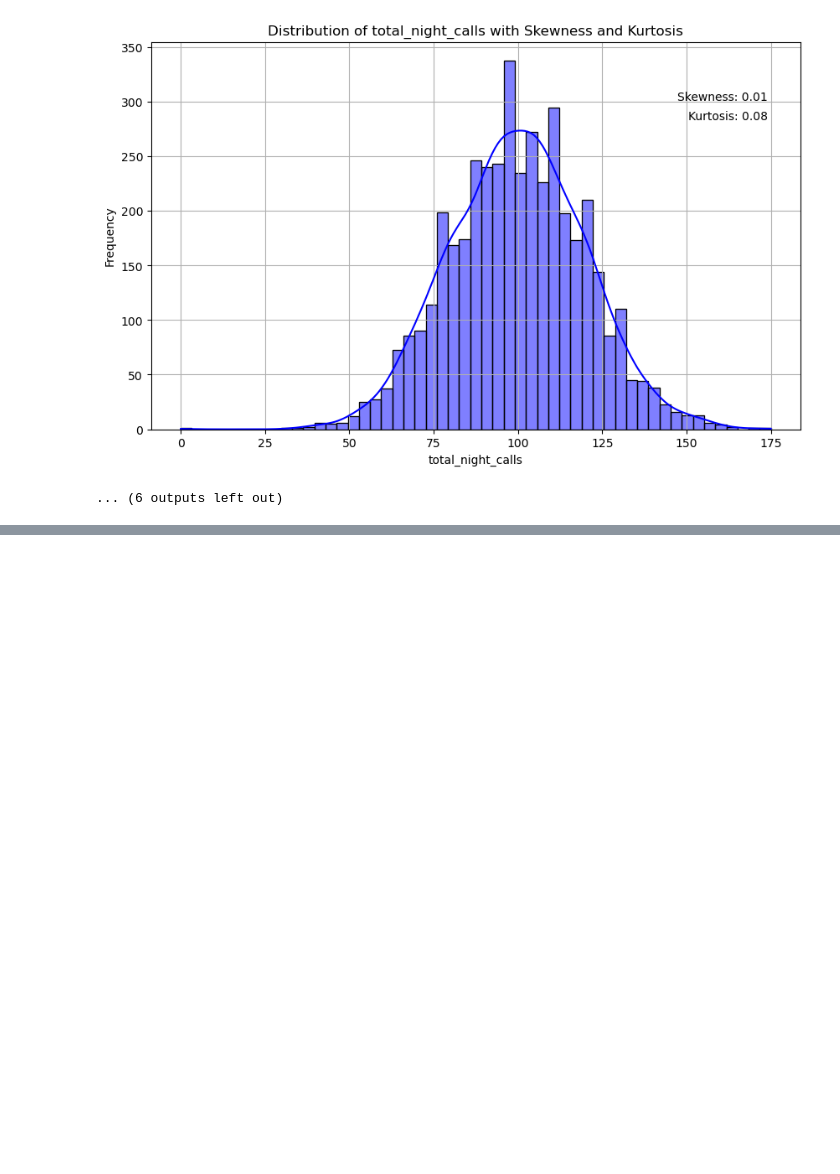
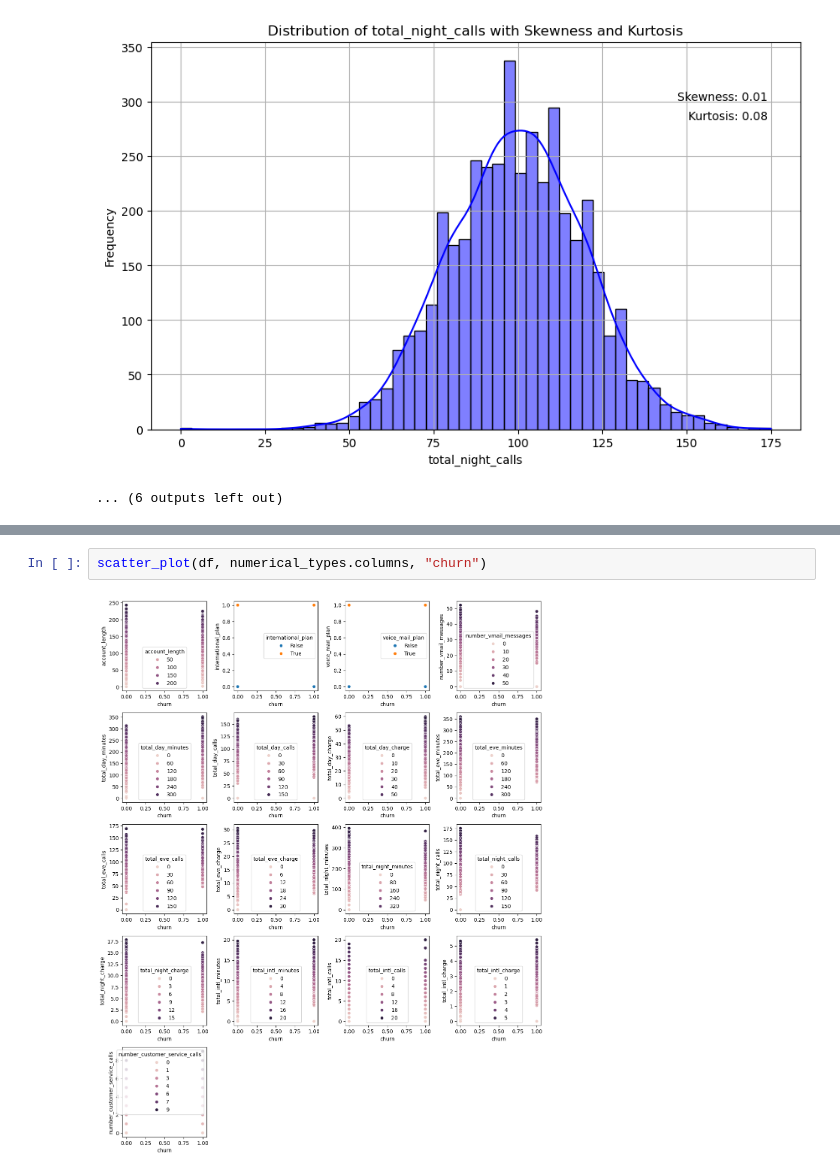
Before and after one commit to MaukanMir/BigQuery-Churn-Analysis, a Jupyter notebook: training.ipynb, the cells around one changed output, grey strips where cells are left out. Drawn from its saved outputs; the diff is of its cells as text; blank space fills up the shorter version.

```diff
--- a/training.ipynb
+++ b/training.ipynb
@@ -200,0 +288,4 @@ dist_plot(numerical_types)
+# %%
+scatter_plot(df, numerical_types.columns, "churn")
+# %% [output]
+[figure, added]
```
Also changed, not shown: parts of 3 cells of this notebook.
